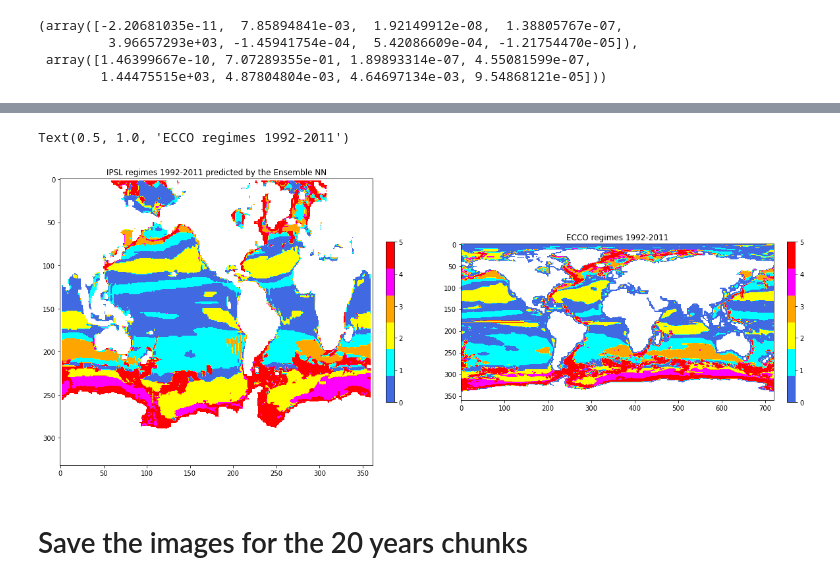
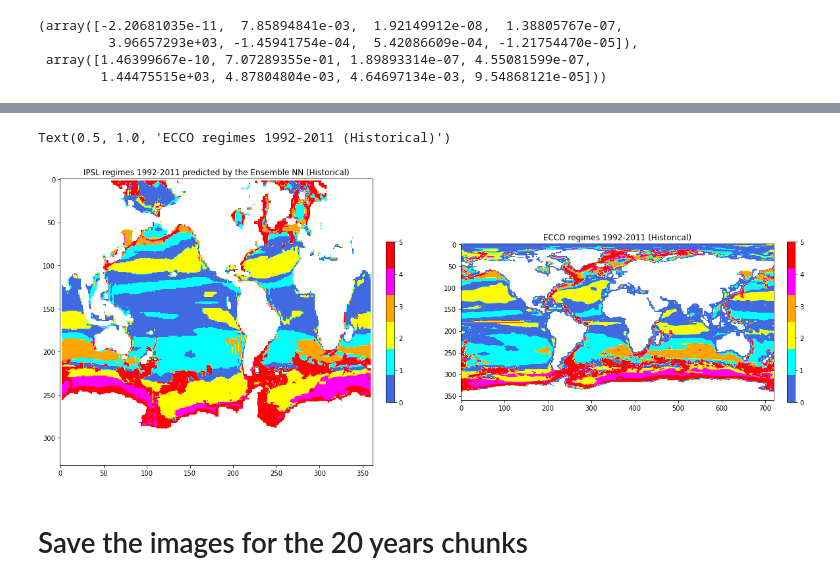
Before and after one commit to maikejulie/DNN4Cli, a Jupyter notebook: THOR/ApplicationOnCMIPModels/IPSL-EnsemlbleMLP-Historical-Github.ipynb, the cells around one changed output, grey strips where cells are left out. Drawn from its saved outputs; the diff is of its cells as text; code cells hidden in the pictures.

```diff
--- a/THOR/ApplicationOnCMIPModels/IPSL-EnsemlbleMLP-Historical-Github.ipynb
+++ b/THOR/ApplicationOnCMIPModels/IPSL-EnsemlbleMLP-Historical-Github.ipynb
@@ -118,16 +127,16 @@ dset_dict_tauvo = col_tauvo.to_dataset_dict(cdf_kwargs={'chunks': {'time': 20}},
         'project.institute.model.experiment_id.mip_table'
 [interactive output not drawn]
 # %%
-dset_dict_bathm = col_bathm.to_dataset_dict(storage_options={'anon':True})
+dset_dict_bathm_Hist = col_bathm_Hist.to_dataset_dict(storage_options={'anon':True})
 # %% [output]
 --> The keys in the returned dictionary of datasets are constructed as follows:
         'project.institute.model.experiment_id.mip_table'
 [interactive output not drawn]
 # %%
-zos_xr = dset_dict_zos["CMIP6.IPSL.IPSL-CM6A-LR.historical.Omon"]
-tauuo_xr = dset_dict_tauuo["CMIP6.IPSL.IPSL-CM6A-LR.historical.Omon"]
-tauvo_xr = dset_dict_tauvo["CMIP6.IPSL.IPSL-CM6A-LR.historical.Omon"]
-bathm_xr = dset_dict_bathm["CMIP6.IPSL.IPSL-CM6A-LR.1pctCO2.Ofx"]
+zos_xr_Hist = dset_dict_zos_Hist["CMIP6.IPSL.IPSL-CM6A-LR.historical.Omon"]
+tauuo_xr_Hist = dset_dict_tauuo_Hist["CMIP6.IPSL.IPSL-CM6A-LR.historical.Omon"]
+tauvo_xr_Hist = dset_dict_tauvo_Hist["CMIP6.IPSL.IPSL-CM6A-LR.historical.Omon"]
+bathm_xr_Hist = dset_dict_bathm_Hist["CMIP6.IPSL.IPSL-CM6A-LR.1pctCO2.Ofx"]
 # %% [markdown]
 ### Some plotting
 # %%
@@ -157,7 +166,7 @@ def grad(d,y,x):
     gradx=g1/x
     return grady, gradx
 # %%
-Bathm = bathm_xr.deptho[0,:,:,:].max(axis=0)  ###This is specific to IPSL bathymetry
+Bathm = bathm_xr_Hist.deptho[0,:,:,:].max(axis=0)  ###This is specific to IPSL bathymetry
 ####
 lonRoll = np.roll(Bathm.nav_lon.values, axis=1, shift=-1)
 Londiff = lonRoll - Bathm.nav_lon.values
@@ -190,30 +199,30 @@ datapredicted_results = np.nan * np.zeros((7,)+Bathm.shape)
 for i in range(7):
 
     print(listyears[2*i]+listyears[2*i+1])
-    SSH20Mean = zos_xr.zos.isel(ensemble_member=0).sel(time=slice(listyears[2*i], listyears[2*i+1])).mean(axis=0).values
-    TauUOMean = tauuo_xr.tauuo.isel(ensemble_member=0).sel(time=slice(listyears[2*i], listyears[2*i+1])).mean(axis=0).values
-    TauVOMean = tauvo_xr.tauvo.isel(ensemble_member=0).sel(time=slice(listyears[2*i], listyears[2*i+1])).mean(axis=0).values
+    SSH20Mean_Hist = zos_xr_Hist.zos.isel(ensemble_member=0).sel(time=slice(listyears[2*i], listyears[2*i+1])).mean(axis=0).values
+    TauUOMean_Hist = tauuo_xr_Hist.tauuo.isel(ensemble_member=0).sel(time=slice(listyears[2*i], listyears[2*i+1])).mean(axis=0).values
+    TauVOMean_Hist = tauvo_xr_Hist.tauvo.isel(ensemble_member=0).sel(time=slice(listyears[2*i], listyears[2*i+1])).mean(axis=0).values
 
     ####
     print('Calculate grads')
-    gradSSH_y, gradSSH_x = grad(SSH20Mean,latY,lonX)
+    gradSSH_y, gradSSH_x = grad(SSH20Mean_Hist,latY,lonX)
     gradBathm_y, gradBathm_x = grad(Bathm,latY,lonX)
-    gradUx_y, gradUx_x = grad(TauUOMean,latY,lonX)
-    gradUy_y, gradUy_x = grad(TauVOMean,latY,lonX)
+    gradUx_y, gradUx_x = grad(TauUOMean_Hist,latY,lonX)
+    gradUy_y, gradUy_x = grad(TauVOMean_Hist,latY,lonX)
     ####
     print('Calculate CurlTau')
     curlTau =(gradUy_x-gradUx_y)/1032
 
     ####
     print('Calculate missindx')
-    missingdataindex = np.isnan(curlTau*SSH20Mean*
+    missingdataindex = np.isnan(curlTau*SSH20Mean_Hist*
                                    gradSSH_x*gradSSH_y*
                                    Bathm*gradBathm_x*
                                    gradBathm_y*f)
     ####
     print('Creating TotalDataset')
     TotalDataset = np.stack((curlTau[~missingdataindex],
-                         SSH20Mean[~missingdataindex],
+                         SSH20Mean_Hist[~missingdataindex],
                          gradSSH_x[~missingdataindex],
                          gradSSH_y[~missingdataindex],
                          Bathm.values[~missingdataindex],
@@ -244,4 +253,4 @@ for i in range(7):
 
     ####
 
-#np.save('/home/jovyan/gfdl-THOR/Othermodels/IPSL-Historical-198701-201112-EnsembleMLP.npy',datapredicted_results)
+np.save('/home/jovyan/DNN4Cli/THOR/ApplicationOnCMIPModels/IPSL-Historical-198701-201112-EnsembleMLP.npy',datapredicted_results)
@@ -253,18 +284,18 @@ ecco_label = np.load('eccolabel.npy')
 # %%
 plt.figure(figsize=(20,10))
 
 plt.subplot(1,2,1)
 plt.imshow(datapredicted_results[-1,:,:][::-1,:], cmap=mycmap)
 plt.colorbar(fraction=0.024, pad=0.04)
-plt.title('IPSL regimes 1992-2011 predicted by the Ensemble NN')
+plt.title('IPSL regimes 1992-2011 predicted by the Ensemble NN (Historical)')
 
 plt.subplot(1,2,2)
 plt.imshow(ecco_label[::-1,:], cmap=mycmap)
 plt.colorbar(fraction=0.024, pad=0.04)
-plt.title('ECCO regimes 1992-2011')
+plt.title('ECCO regimes 1992-2011 (Historical)')
 # %% [output]
-Text(0.5, 1.0, 'ECCO regimes 1992-2011')
+Text(0.5, 1.0, 'ECCO regimes 1992-2011 (Historical)')
-[figure, old version]
+[figure, new version]
 # %% [markdown]
 # Save the images for the 20 years chunks
 # %%
```
Also changed, not shown: parts of 11 cells of this notebook, 22 other files.
